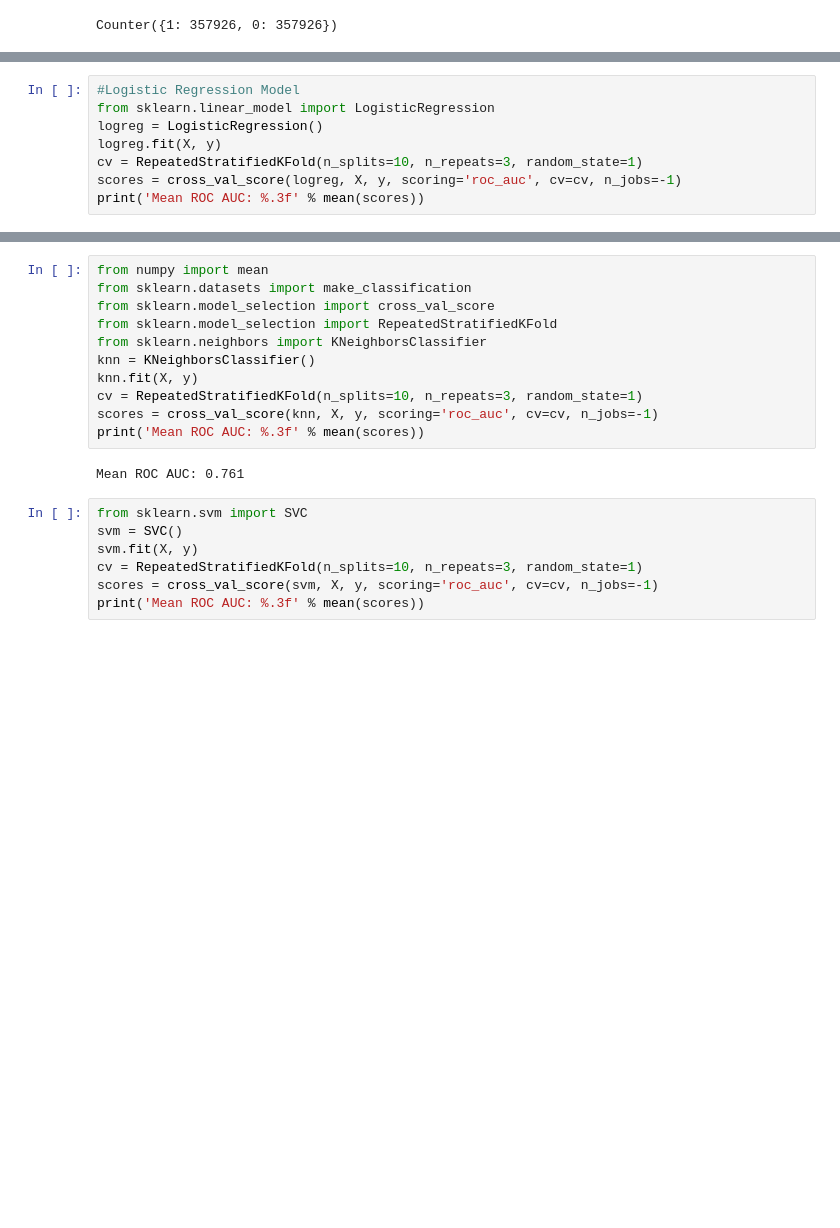
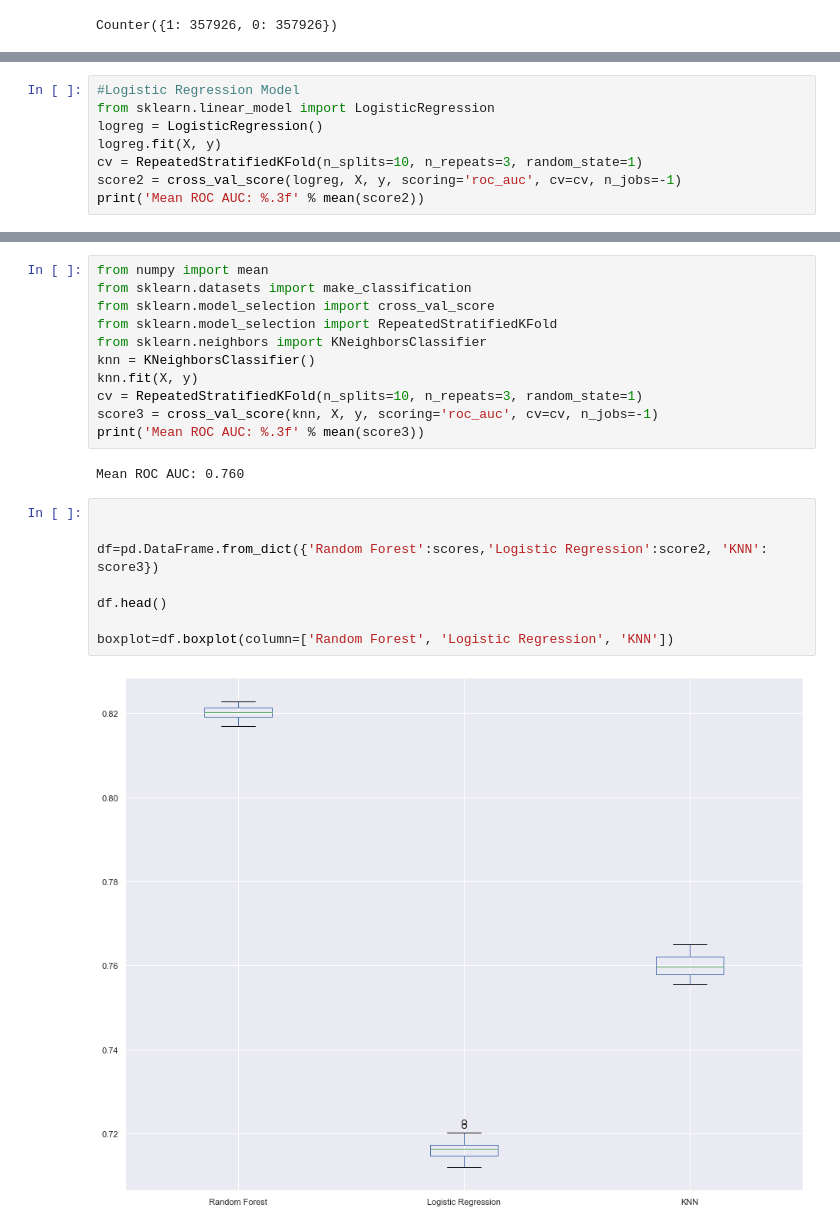
Before and after one commit to josiechoi/Ryerson_capstone_library_usage, a Jupyter notebook: Capstone Initial Coding and Results -class imbalance.ipynb, the cells around one changed output, grey strips where cells are left out. Drawn from its saved outputs; the diff is of its cells as text; blank space fills up the shorter version.

Commit message:
Added boxplot to reflect the results

```diff
--- a/Capstone Initial Coding and Results -class imbalance.ipynb
+++ b/Capstone Initial Coding and Results -class imbalance.ipynb
@@ -295,8 +295,8 @@ from sklearn.linear_model import LogisticRegression
 logreg = LogisticRegression()
 logreg.fit(X, y)
 cv = RepeatedStratifiedKFold(n_splits=10, n_repeats=3, random_state=1)
-scores = cross_val_score(logreg, X, y, scoring='roc_auc', cv=cv, n_jobs=-1)
-print('Mean ROC AUC: %.3f' % mean(scores))
+score2 = cross_val_score(logreg, X, y, scoring='roc_auc', cv=cv, n_jobs=-1)
+print('Mean ROC AUC: %.3f' % mean(score2))
 # %% [output]
 STOP: TOTAL NO. of ITERATIONS REACHED LIMIT.
 
@@ -315,14 +315,17 @@ from sklearn.neighbors import KNeighborsClassifier
 knn = KNeighborsClassifier()
 knn.fit(X, y)
 cv = RepeatedStratifiedKFold(n_splits=10, n_repeats=3, random_state=1)
-scores = cross_val_score(knn, X, y, scoring='roc_auc', cv=cv, n_jobs=-1)
-print('Mean ROC AUC: %.3f' % mean(scores))
+score3 = cross_val_score(knn, X, y, scoring='roc_auc', cv=cv, n_jobs=-1)
+print('Mean ROC AUC: %.3f' % mean(score3))
 # %% [output]
-Mean ROC AUC: 0.761
+Mean ROC AUC: 0.760
-# %%
-from sklearn.svm import SVC
-svm = SVC()
-svm.fit(X, y)
-cv = RepeatedStratifiedKFold(n_splits=10, n_repeats=3, random_state=1)
-scores = cross_val_score(svm, X, y, scoring='roc_auc', cv=cv, n_jobs=-1)
-print('Mean ROC AUC: %.3f' % mean(scores))
+# %%
+
+
+df=pd.DataFrame.from_dict({'Random Forest':scores,'Logistic Regression':score2, 'KNN': score3})
+
+df.head()
+
+boxplot=df.boxplot(column=['Random Forest', 'Logistic Regression', 'KNN'])
+# %% [output]
+[figure, added]
```
Also changed, not shown: parts of 3 cells of this notebook.
